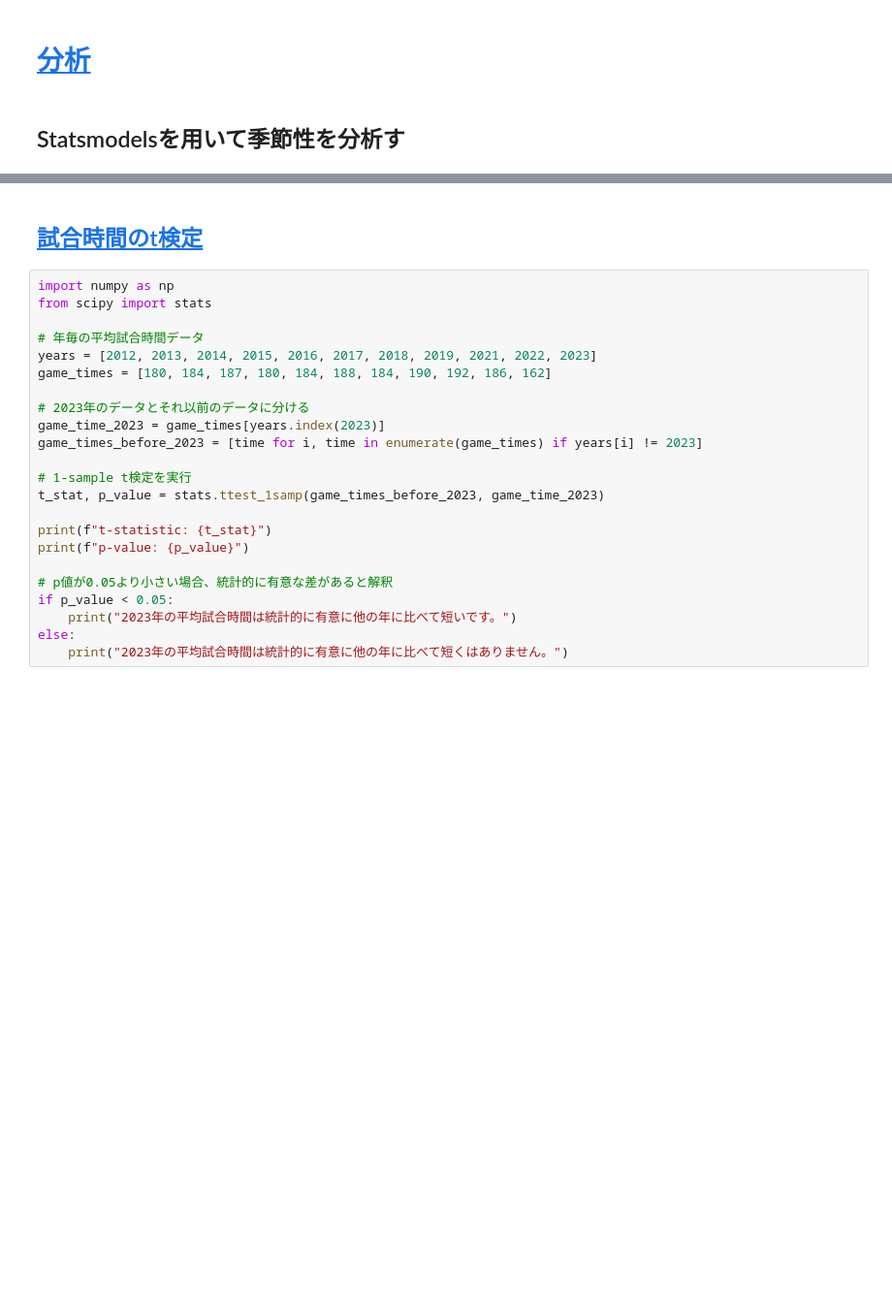
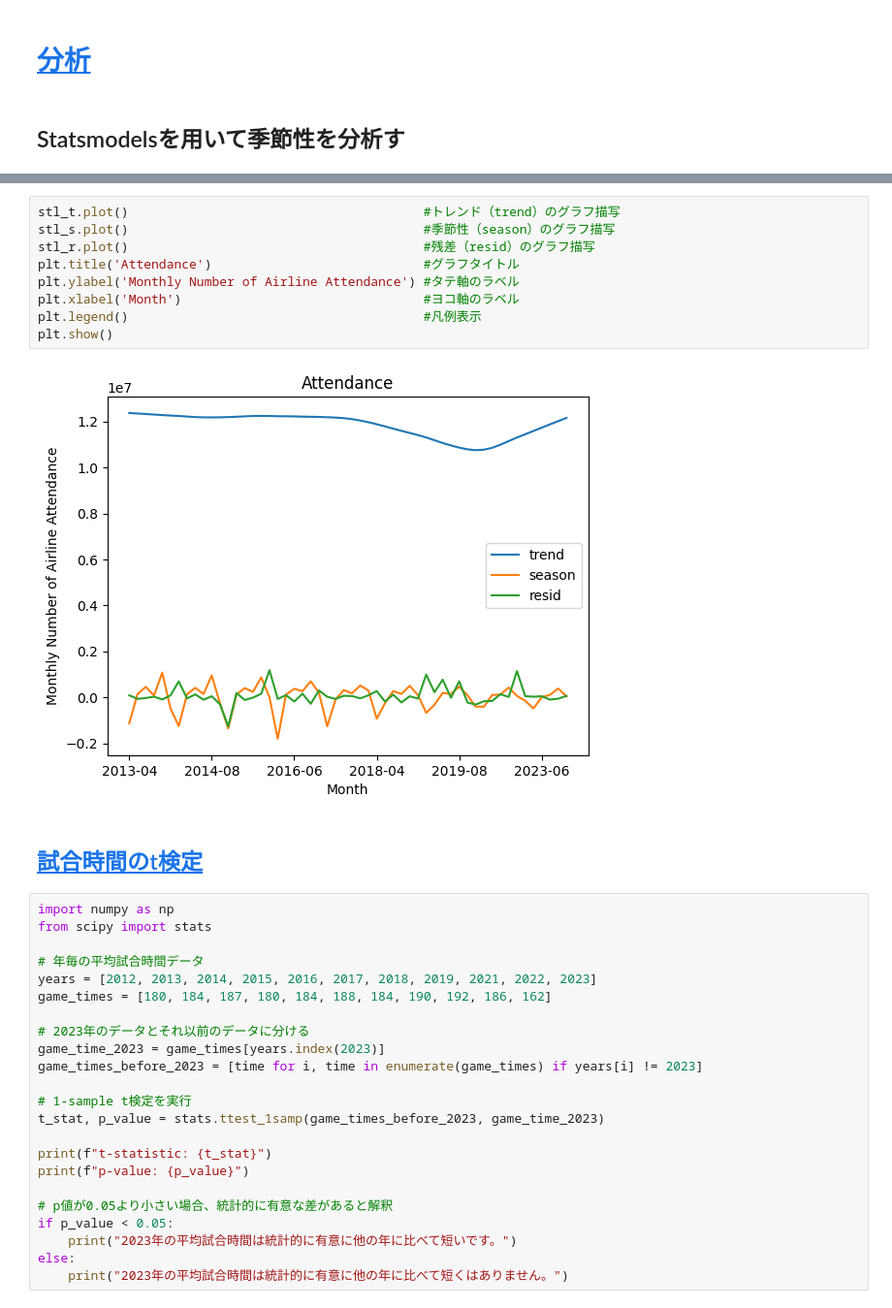
Before and after one commit to mohki7/graduation_thesis, a Jupyter notebook: Analysis.ipynb, the cells around one changed output, grey strips where cells are left out. Shown at 97% size. Cells and saved outputs as stored; diff of their text form; blank space fills up the shorter version.

```diff
--- a/Analysis.ipynb
+++ b/Analysis.ipynb
@@ -149,3 +201,14 @@ att_analysis.plot_game_time()
+# %%
+stl_t.plot()                                       #トレンド（trend）のグラフ描写
+stl_s.plot()                                       #季節性（season）のグラフ描写
+stl_r.plot()                                       #残差（resid）のグラフ描写
+plt.title('Attendance')                            #グラフタイトル
+plt.ylabel('Monthly Number of Airline Attendance') #タテ軸のラベル
+plt.xlabel('Month')                                #ヨコ軸のラベル
+plt.legend()                                       #凡例表示
+plt.show()
+# %% [output]
+[figure, added]
 # %% [markdown]
 ## <a id='toc3_1_'></a>[試合時間のt検定](#toc0_)
 # %%
```
Also changed, not shown: parts of 3 cells of this notebook.
